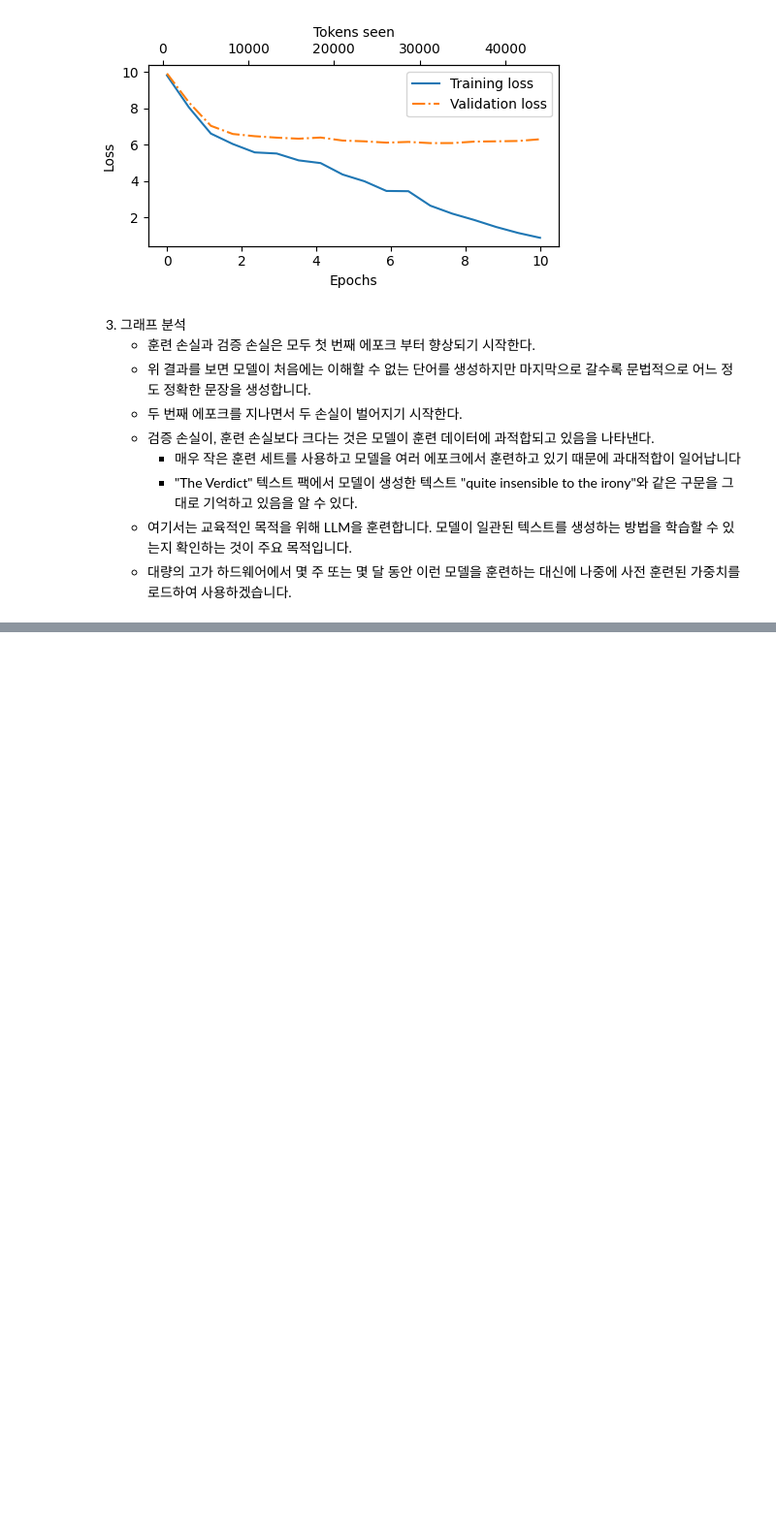
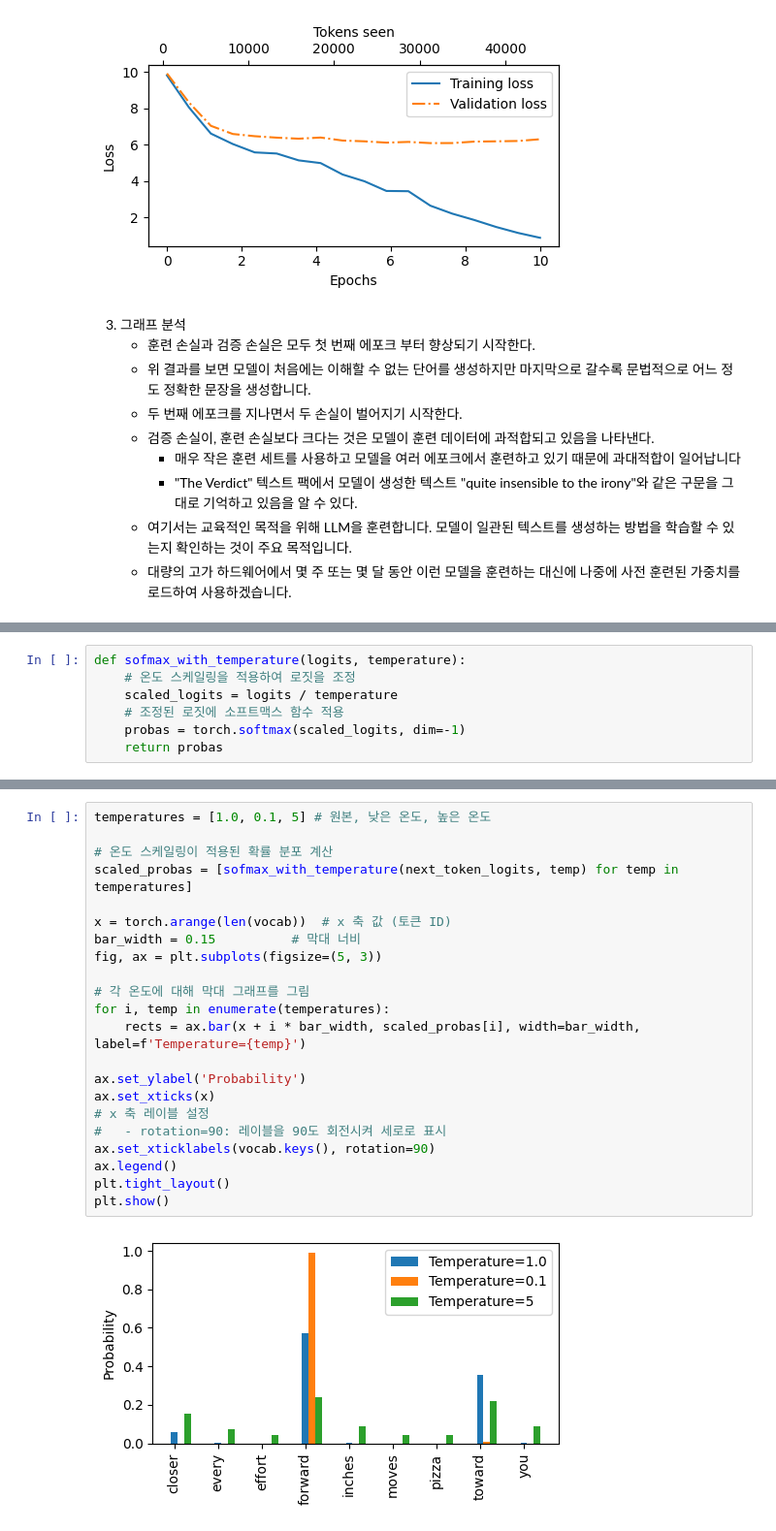
Before and after one commit to redinbluesky/llm-from-scratch, a Jupyter notebook: 05_레이블_없는_데이터를_활용한_사전_훈련.ipynb, the cells around one changed output, grey strips where cells are left out. Shown at 97% size. Saved outputs shown, nothing was run; the diff lists cells and outputs as text; blank space fills up the shorter version.

```diff
--- a/05_레이블_없는_데이터를_활용한_사전_훈련.ipynb
+++ b/05_레이블_없는_데이터를_활용한_사전_훈련.ipynb
@@ -558,0 +662,7 @@ plot_losses(epochs_tensor, track_token_seen, train_losses, val_losses)
+# %%
+def sofmax_with_temperature(logits, temperature):
+    # 온도 스케일링을 적용하여 로짓을 조정
+    scaled_logits = logits / temperature
+    # 조정된 로짓에 소프트맥스 함수 적용
+    probas = torch.softmax(scaled_logits, dim=-1)
+    return probas
@@ -558,0 +677,24 @@ plot_losses(epochs_tensor, track_token_seen, train_losses, val_losses)
+# %%
+temperatures = [1.0, 0.1, 5] # 원본, 낮은 온도, 높은 온도
+
+# 온도 스케일링이 적용된 확률 분포 계산
+scaled_probas = [sofmax_with_temperature(next_token_logits, temp) for temp in temperatures]
+
+x = torch.arange(len(vocab))  # x 축 값 (토큰 ID)
+bar_width = 0.15          # 막대 너비
+fig, ax = plt.subplots(figsize=(5, 3))
+
+# 각 온도에 대해 막대 그래프를 그림
+for i, temp in enumerate(temperatures):
+    rects = ax.bar(x + i * bar_width, scaled_probas[i], width=bar_width, label=f'Temperature={temp}')
+
+ax.set_ylabel('Probability')
+ax.set_xticks(x)
+# x 축 레이블 설정
+#   - rotation=90: 레이블을 90도 회전시켜 세로로 표시
+ax.set_xticklabels(vocab.keys(), rotation=90)
+ax.legend()
+plt.tight_layout()
+plt.show()
+# %% [output]
+[figure, added]
```
Also changed, not shown: parts of 11 cells of this notebook, 1 other file.
